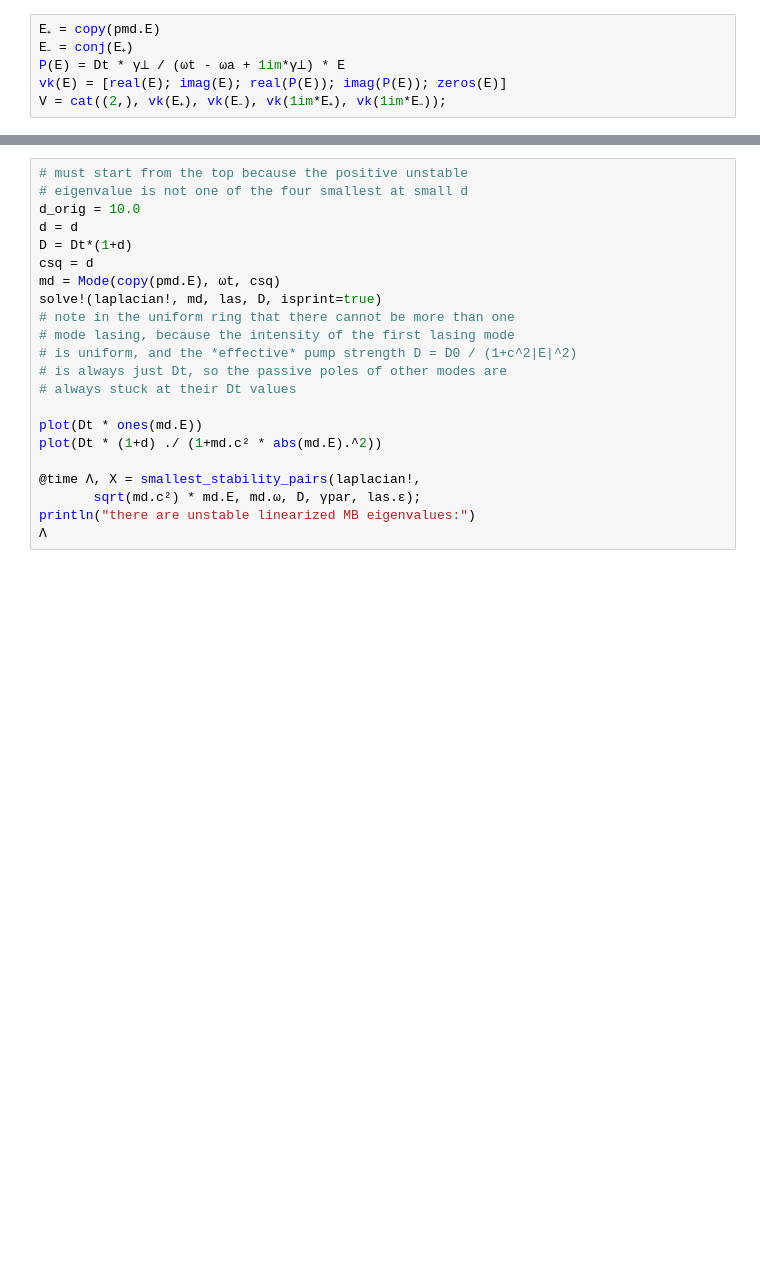
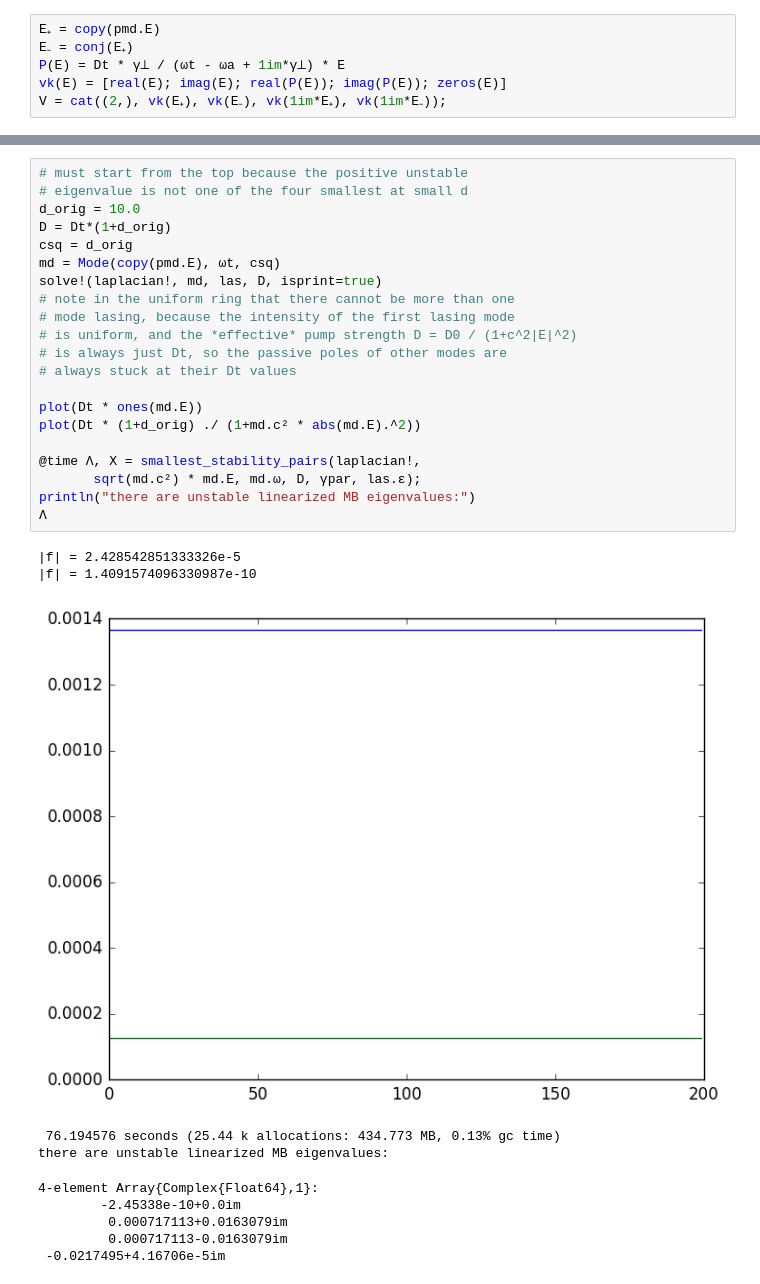
Before and after one commit to xdavidliu/salt_degeneracy_paper, a Jupyter notebook: n5fig/unstable_circulating_mode.ipynb, the cells around one changed output, grey strips where cells are left out. Drawn from its saved outputs; the diff is of its cells as text; blank space fills up the shorter version.

```diff
--- a/n5fig/unstable_circulating_mode.ipynb
+++ b/n5fig/unstable_circulating_mode.ipynb
@@ -103,25 +133,35 @@ println("\nif close to 1, then x0 is linear combination of vks only:\n", norm(bk
 # %%
 # must start from the top because the positive unstable
 # eigenvalue is not one of the four smallest at small d
 d_orig = 10.0
-d = d
-D = Dt*(1+d)
-csq = d
+D = Dt*(1+d_orig)
+csq = d_orig
 md = Mode(copy(pmd.E), ωt, csq)
 solve!(laplacian!, md, las, D, isprint=true)
 # note in the uniform ring that there cannot be more than one
 # mode lasing, because the intensity of the first lasing mode
 # is uniform, and the *effective* pump strength D = D0 / (1+c^2|E|^2)
 # is always just Dt, so the passive poles of other modes are
 # always stuck at their Dt values
 
 plot(Dt * ones(md.E))
-plot(Dt * (1+d) ./ (1+md.c² * abs(md.E).^2))
+plot(Dt * (1+d_orig) ./ (1+md.c² * abs(md.E).^2))
 
 @time Λ, X = smallest_stability_pairs(laplacian!,
        sqrt(md.c²) * md.E, md.ω, D, γpar, las.ɛ);
 println("there are unstable linearized MB eigenvalues:")
 Λ
+# %% [output]
+|f| = 2.428542851333326e-5
+|f| = 1.4091574096330987e-10
+[figure, added]
+ 76.194576 seconds (25.44 k allocations: 434.773 MB, 0.13% gc time)
+there are unstable linearized MB eigenvalues:
+4-element Array{Complex{Float64},1}:
+        -2.45338e-10+0.0im
+         0.000717113+0.0163079im
+         0.000717113-0.0163079im
+ -0.0217495+4.16706e-5im
 # %%
 x0 = X[:, 4]
 bk = zeros(Complex{Float64}, 4)
```
Also changed, not shown: parts of 9 cells of this notebook, 1 other file.
